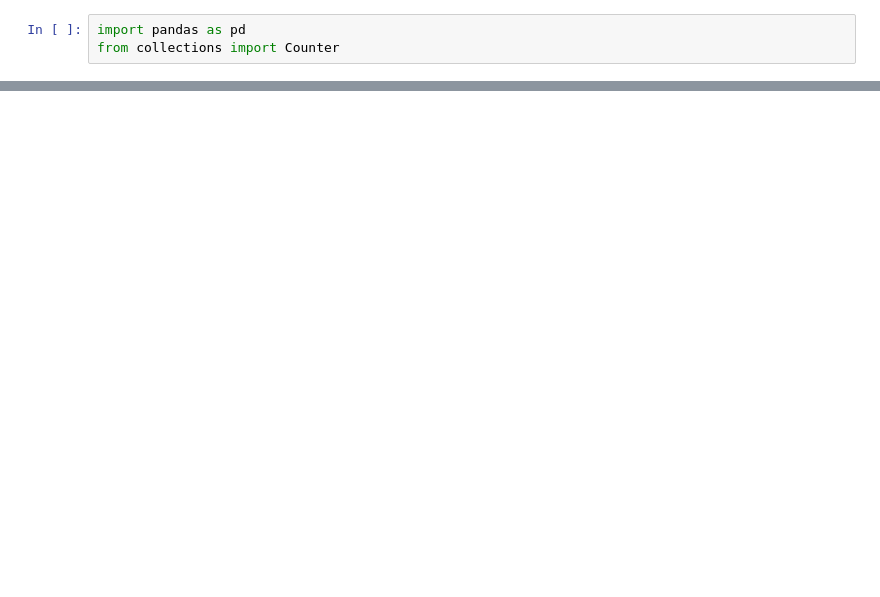
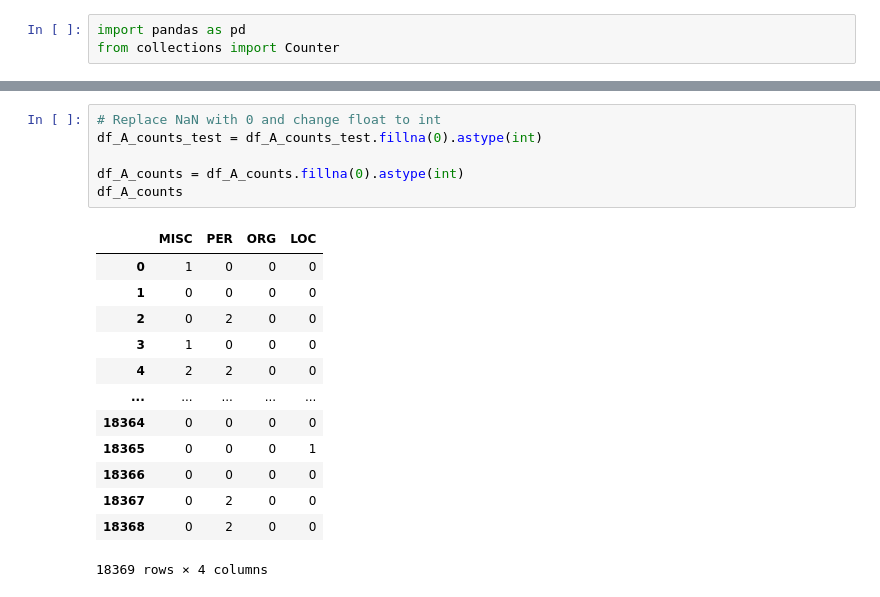
Before and after one commit to matusstanko/NLPD_18, a Jupyter notebook: part1/A_porovnanie.ipynb, the cells around one changed output, grey strips where cells are left out. Cells and saved outputs as stored; diff of their text form; blank space fills up the shorter version.

```diff
--- a/part1/A_porovnanie.ipynb
+++ b/part1/A_porovnanie.ipynb
@@ -71,0 +165,20 @@ FileNotFoundError: [Errno 2] No such file or directory: 'outputs/output_ABC.csv'
+# %%
+# Replace NaN with 0 and change float to int
+df_A_counts_test = df_A_counts_test.fillna(0).astype(int)
+
+df_A_counts = df_A_counts.fillna(0).astype(int)
+df_A_counts
+# %% [output]
+|  | MISC | PER | ORG | LOC |
+| 0 | 1 | 0 | 0 | 0 |
+| 1 | 0 | 0 | 0 | 0 |
+| 2 | 0 | 2 | 0 | 0 |
+| 3 | 1 | 0 | 0 | 0 |
+| 4 | 2 | 2 | 0 | 0 |
+| ... | ... | ... | ... | ... |
+| 18364 | 0 | 0 | 0 | 0 |
+| 18365 | 0 | 0 | 0 | 1 |
+| 18366 | 0 | 0 | 0 | 0 |
+| 18367 | 0 | 2 | 0 | 0 |
+| 18368 | 0 | 2 | 0 | 0 |
+18369 rows × 4 columns
```
Also changed, not shown: parts of 11 cells of this notebook.
